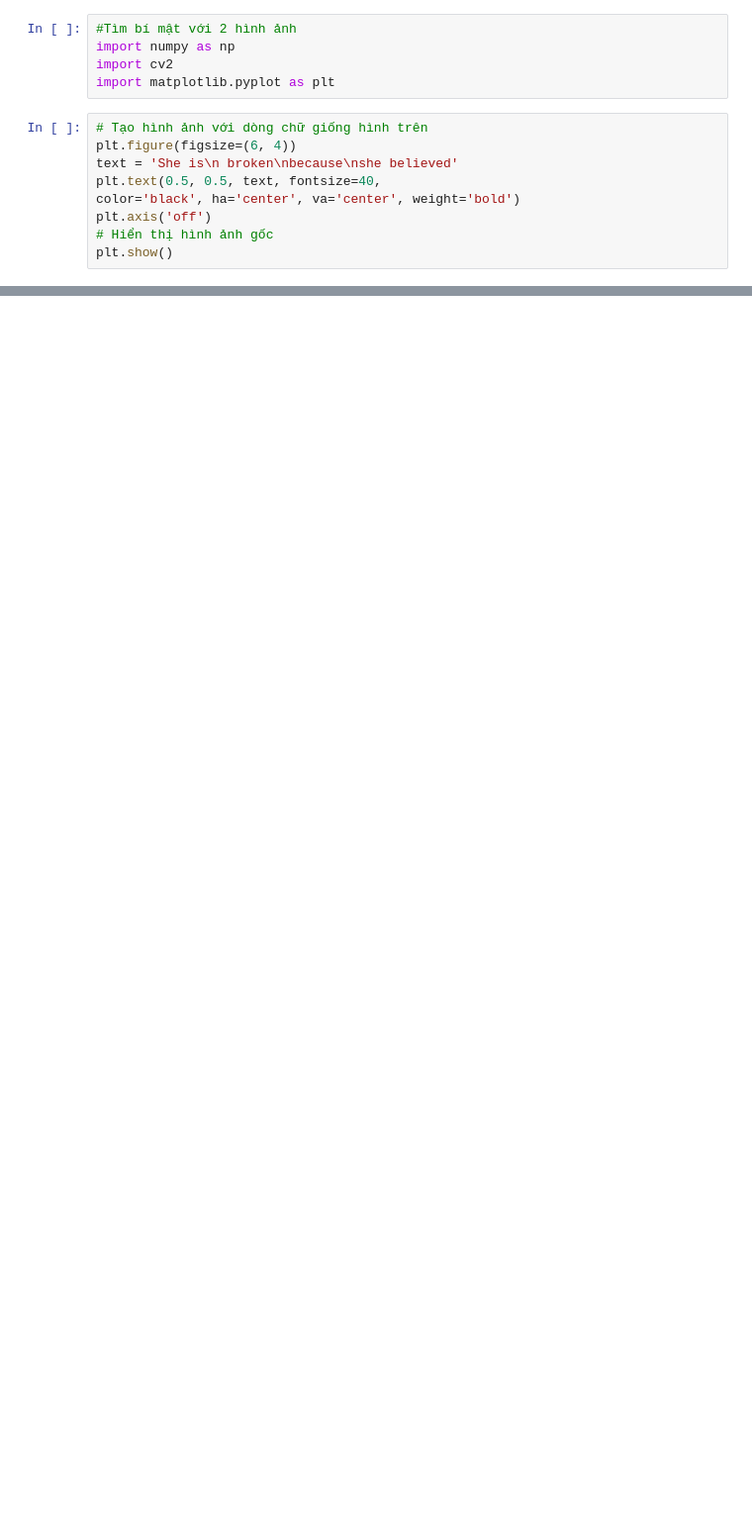
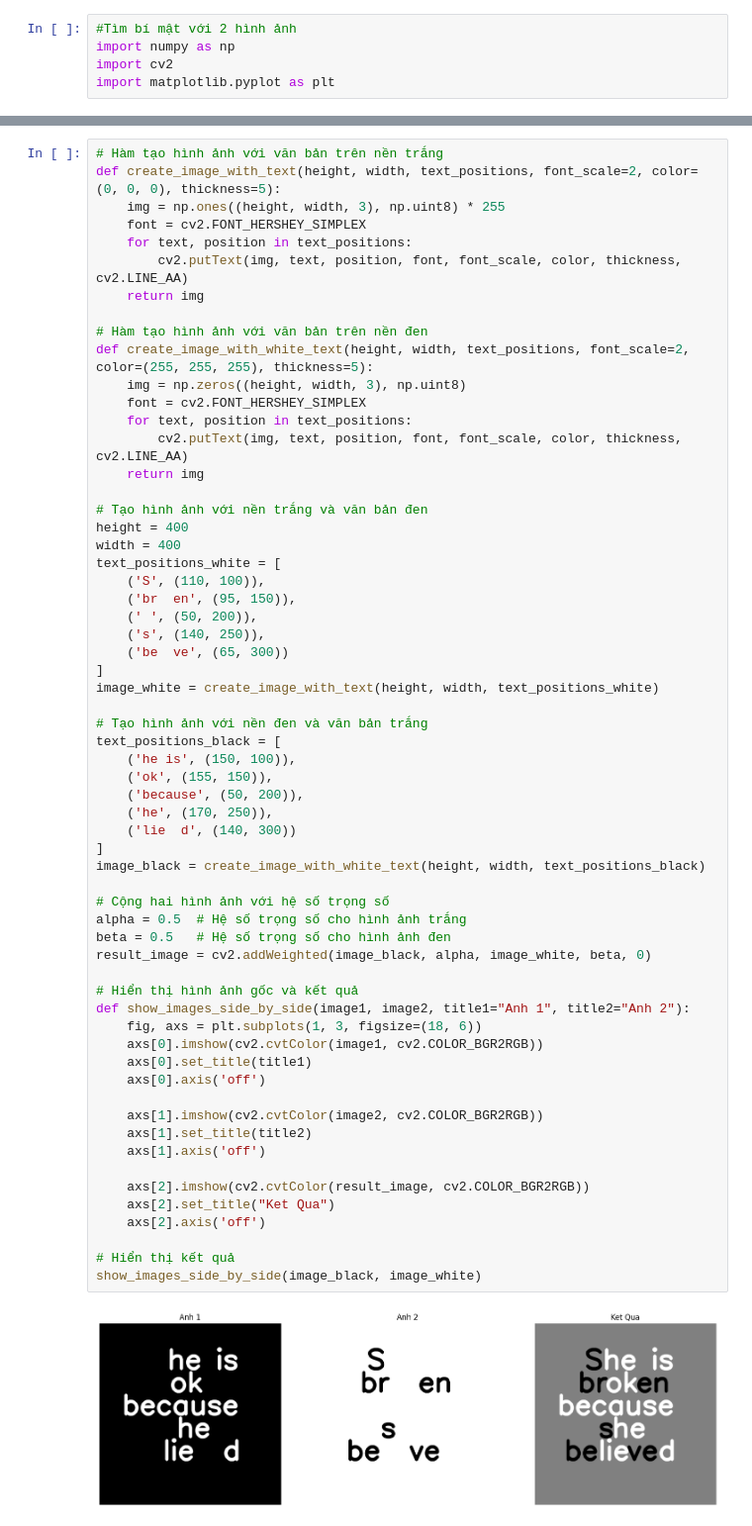
Before and after one commit to Hung000anh/Image-Processing-Assignments, a Jupyter notebook: Findsecretbysubtract.ipynb, the cells around one changed output, grey strips where cells are left out. Shown at 99% size. Saved outputs shown, nothing was run; the diff lists cells and outputs as text; blank space fills up the shorter version.

```diff
--- a/Findsecretbysubtract.ipynb
+++ b/Findsecretbysubtract.ipynb
@@ -3,12 +3,3 @@
 import numpy as np
 import cv2
 import matplotlib.pyplot as plt
-# %%
-# Tạo hình ảnh với dòng chữ giống hình trên
-plt.figure(figsize=(6, 4))
-text = 'She is\n broken\nbecause\nshe believed'
-plt.text(0.5, 0.5, text, fontsize=40,
-color='black', ha='center', va='center', weight='bold')
-plt.axis('off')
-# Hiển thị hình ảnh gốc
-plt.show()
@@ -72,0 +6,63 @@ plt.show()
+# %%
+# Hàm tạo hình ảnh với văn bản trên nền trắng
+def create_image_with_text(height, width, text_positions, font_scale=2, color=(0, 0, 0), thickness=5):
+    img = np.ones((height, width, 3), np.uint8) * 255
+    font = cv2.FONT_HERSHEY_SIMPLEX
+    for text, position in text_positions:
+        cv2.putText(img, text, position, font, font_scale, color, thickness, cv2.LINE_AA)
+    return img
+
+# Hàm tạo hình ảnh với văn bản trên nền đen
+def create_image_with_white_text(height, width, text_positions, font_scale=2, color=(255, 255, 255), thickness=5):
+    img = np.zeros((height, width, 3), np.uint8)
+    font = cv2.FONT_HERSHEY_SIMPLEX
+    for text, position in text_positions:
+        cv2.putText(img, text, position, font, font_scale, color, thickness, cv2.LINE_AA)
+    return img
+
+# Tạo hình ảnh với nền trắng và văn bản đen
+height = 400
+width = 400
+text_positions_white = [
+    ('S', (110, 100)),
+    ('br  en', (95, 150)),
+    (' ', (50, 200)),
+    ('s', (140, 250)),
+    ('be  ve', (65, 300))
+]
+image_white = create_image_with_text(height, width, text_positions_white)
+
+# Tạo hình ảnh với nền đen và văn bản trắng
+text_positions_black = [
+    ('he is', (150, 100)),
+    ('ok', (155, 150)),
+    ('because', (50, 200)),
+    ('he', (170, 250)),
+    ('lie  d', (140, 300))
+]
+image_black = create_image_with_white_text(height, width, text_positions_black)
+
+# Cộng hai hình ảnh với hệ số trọng số
+alpha = 0.5  # Hệ số trọng số cho hình ảnh trắng
+beta = 0.5   # Hệ số trọng số cho hình ảnh đen
+result_image = cv2.addWeighted(image_black, alpha, image_white, beta, 0)
+
+# Hiển thị hình ảnh gốc và kết quả
+def show_images_side_by_side(image1, image2, title1="Anh 1", title2="Anh 2"):
+    fig, axs = plt.subplots(1, 3, figsize=(18, 6))
+    axs[0].imshow(cv2.cvtColor(image1, cv2.COLOR_BGR2RGB))
+    axs[0].set_title(title1)
+    axs[0].axis('off')
+
+    axs[1].imshow(cv2.cvtColor(image2, cv2.COLOR_BGR2RGB))
+    axs[1].set_title(title2)
+    axs[1].axis('off')
+
+    axs[2].imshow(cv2.cvtColor(result_image, cv2.COLOR_BGR2RGB))
+    axs[2].set_title("Ket Qua")
+    axs[2].axis('off')
+
+# Hiển thị kết quả
+show_images_side_by_side(image_black, image_white)
+# %% [output]
+[figure, added]
```
Also changed, not shown: parts of 3 cells of this notebook, 2 other files.
